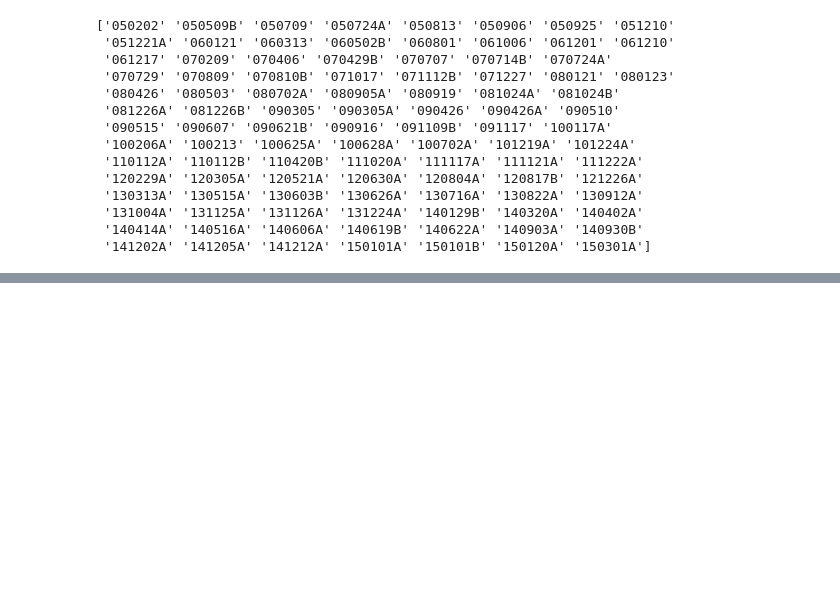
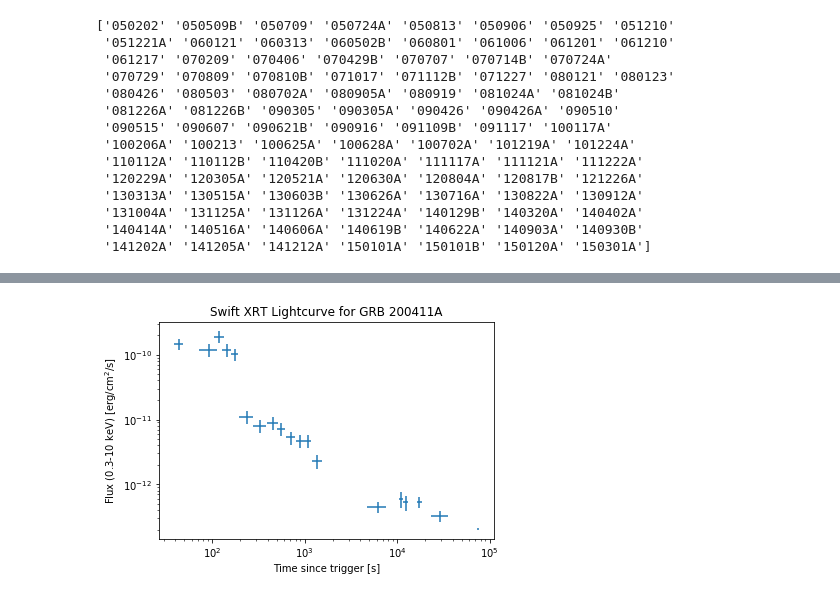
Before and after one commit to cgobat/dark-GRBs, a Jupyter notebook: exploratory.ipynb, the cells around one changed output, grey strips where cells are left out. Saved outputs shown, nothing was run; the diff lists cells and outputs as text; code cells hidden in the pictures; blank space fills up the shorter version.

Commit message:
Light curve retrieval and plotting

```diff
--- a/exploratory.ipynb
+++ b/exploratory.ipynb
@@ -166,3 +156,13 @@ lightcurveURL = f"https://www.swift.ac.uk/xrt_curves/{int(trigger):0>8}/flux.qdp
 # %%
 fluxdata = pd.read_table(lightcurveURL, header=11).apply(pd.to_numeric, errors="coerce").dropna().reset_index(drop=True)
 fluxdata.columns = ["Time","Tpos","Tneg","Flux","Fluxpos","Fluxneg"]
+# %%
+plt.errorbar(fluxdata.Time,fluxdata.Flux,xerr=np.array(fluxdata.Tneg,fluxdata.Tpos).T,yerr=np.array(fluxdata.Fluxneg,fluxdata.Fluxpos).T,linestyle="",capthick=0)
+plt.xscale("log")
+plt.yscale("log")
+plt.title(f"Swift XRT Lightcurve for GRB {burst}")
+plt.xlabel("Time since trigger [s]")
+plt.ylabel("Flux (0.3-10 keV) [erg/cm$^2$/s]")
+plt.show()
+# %% [output]
+[figure, added]
```
Also changed, not shown: parts of 7 cells of this notebook.
